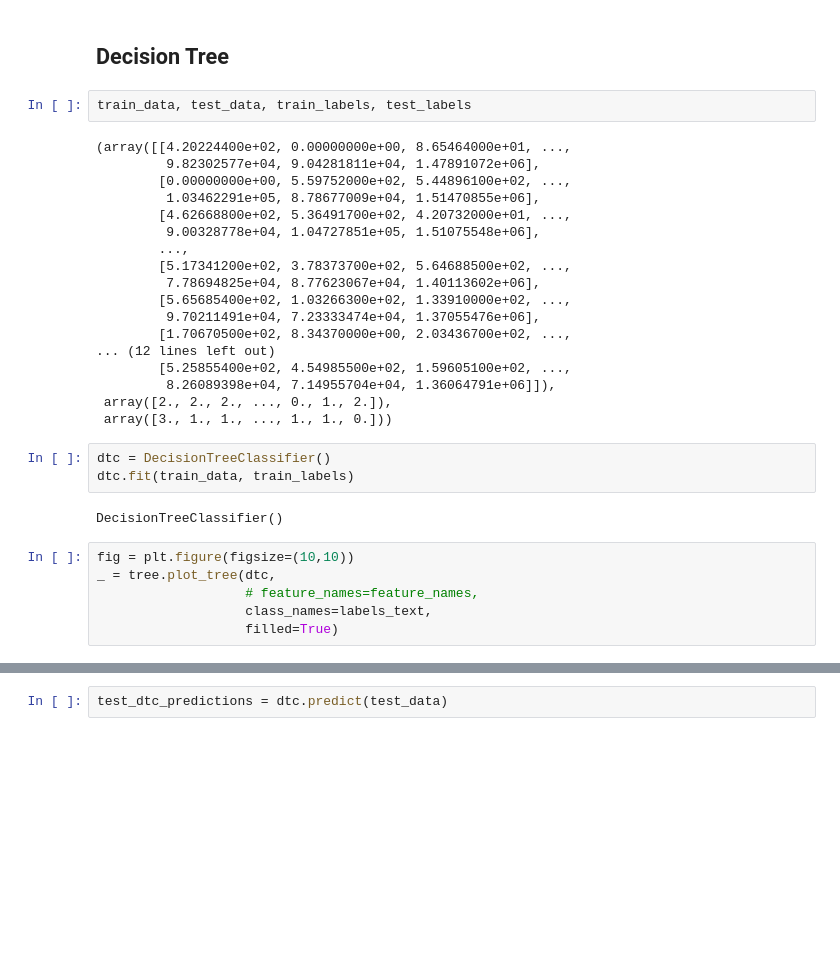
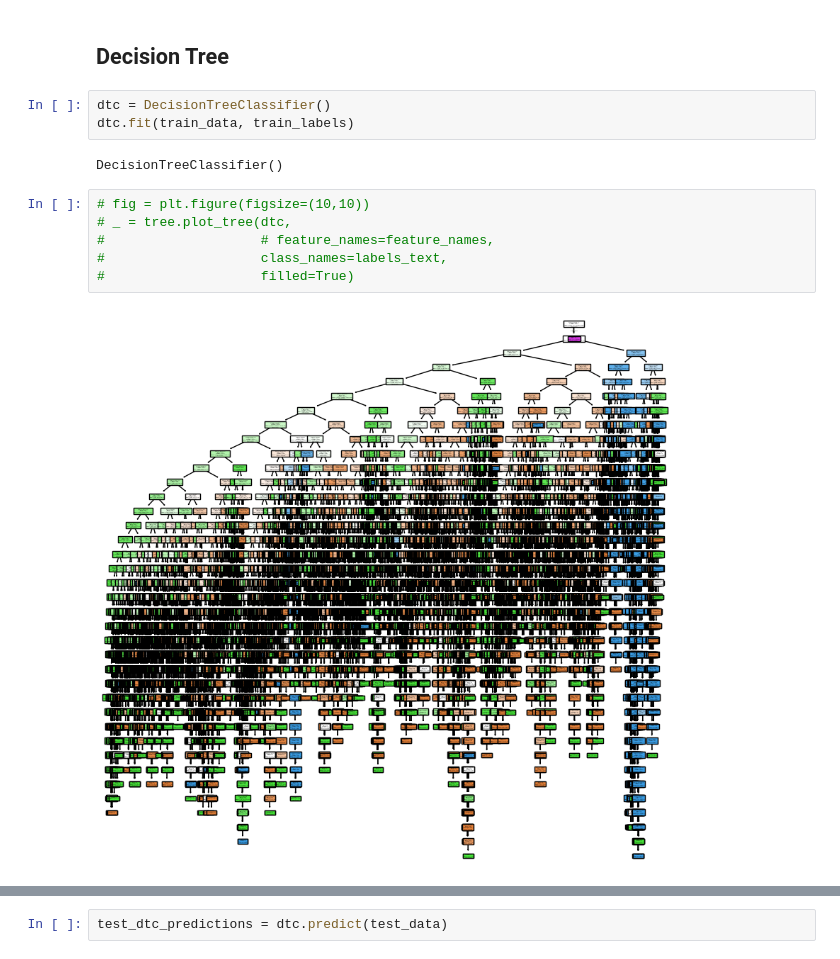
Before and after one commit to raasinsiddiq/cmpe255-2024-group3, a Jupyter notebook: raasin.ipynb, the cells around one changed output, grey strips where cells are left out. Saved outputs shown, nothing was run; the diff lists cells and outputs as text; blank space fills up the shorter version.

```diff
--- a/raasin.ipynb
+++ b/raasin.ipynb
@@ -243,37 +246,19 @@ np.argmax(predictions[0])
 0
 # %% [markdown]
 ## Decision Tree
-# %%
-train_data, test_data, train_labels, test_labels
-# %% [output]
-(array([[4.20224400e+02, 0.00000000e+00, 8.65464000e+01, ...,
-         9.82302577e+04, 9.04281811e+04, 1.47891072e+06],
-        [0.00000000e+00, 5.59752000e+02, 5.44896100e+02, ...,
-         1.03462291e+05, 8.78677009e+04, 1.51470855e+06],
-        [4.62668800e+02, 5.36491700e+02, 4.20732000e+01, ...,
-         9.00328778e+04, 1.04727851e+05, 1.51075548e+06],
-        ...,
-        [5.17341200e+02, 3.78373700e+02, 5.64688500e+02, ...,
-         7.78694825e+04, 8.77623067e+04, 1.40113602e+06],
-        [5.65685400e+02, 1.03266300e+02, 1.33910000e+02, ...,
-         9.70211491e+04, 7.23333474e+04, 1.37055476e+06],
-        [1.70670500e+02, 8.34370000e+00, 2.03436700e+02, ...,
-... (12 lines left out)
-        [5.25855400e+02, 4.54985500e+02, 1.59605100e+02, ...,
-         8.26089398e+04, 7.14955704e+04, 1.36064791e+06]]),
- array([2., 2., 2., ..., 0., 1., 2.]),
- array([3., 1., 1., ..., 1., 1., 0.]))
 # %%
 dtc = DecisionTreeClassifier()
 dtc.fit(train_data, train_labels)
 # %% [output]
 DecisionTreeClassifier()
 # %%
-fig = plt.figure(figsize=(10,10))
-_ = tree.plot_tree(dtc,
-                   # feature_names=feature_names,
-                   class_names=labels_text,
-                   filled=True)
+# fig = plt.figure(figsize=(10,10))
+# _ = tree.plot_tree(dtc,
+#                    # feature_names=feature_names,
+#                    class_names=labels_text,
+#                    filled=True)
+# %% [output]
+[figure, added]
 # %%
 dtc.score(test_data, test_labels)
 # %% [output]
```
Also changed, not shown: parts of 13 cells of this notebook, 10 other files.
